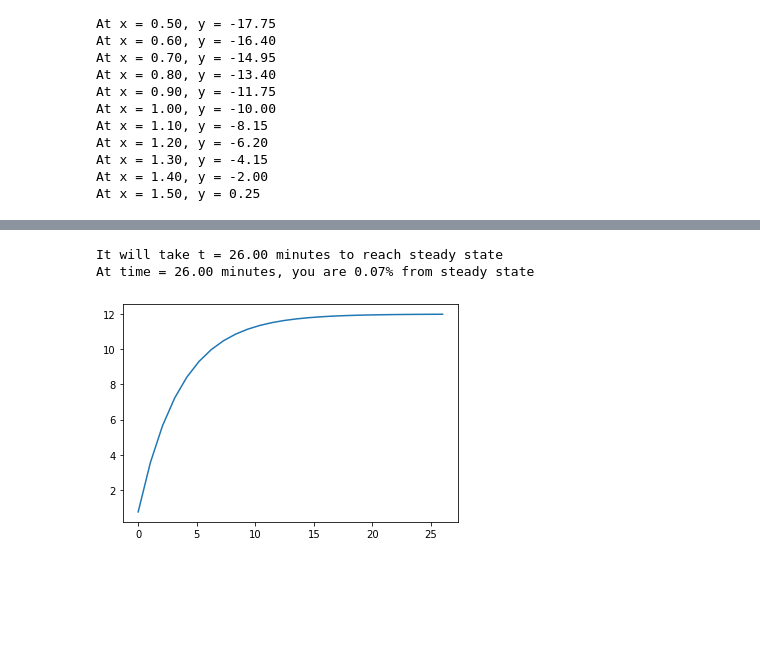
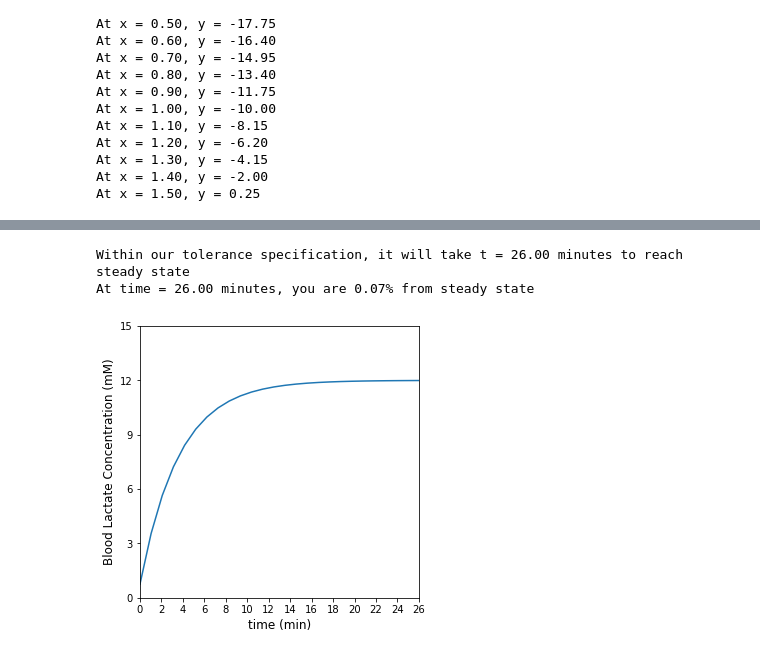
Before and after one commit to jqbond/CEN587, a Jupyter notebook: _build/jupyter_execute/Supplements/Module 06 - While Loops.ipynb, the cells around one changed output, grey strips where cells are left out. Saved outputs shown, nothing was run; the diff lists cells and outputs as text; code cells hidden in the pictures; blank space fills up the shorter version.

```diff
--- a/_build/jupyter_execute/Supplements/Module 06 - While Loops.ipynb
+++ b/_build/jupyter_execute/Supplements/Module 06 - While Loops.ipynb
@@ -232,22 +238,31 @@ We can use a while loop to determine how long it takes for you to reach peak, st
 # %%
 LSS     = 12    #mM
 L0      = 0.75  #mM
 k       = 0.286 #1/min
 Lactate = []
 Tol     = 100
 t       = 0 #min
 step    = 1 #min
 
 while Tol > 0.01:
     Lactate.append(LSS + (L0 - LSS)*np.exp(-k*t))
     Tol = abs(Lactate[-1] - LSS)
     t += step
 
-print(f'It will take t = {t:0.2f} minutes to reach steady state')
+print(f'Within our tolerance specification, it will take t = {t:0.2f} minutes to reach steady state')
+print(f'At time = {t:4.2f} minutes, you are {(LSS - Lactate[-1])/LSS*100:4.2f}% from steady state')
+
 tset  = np.linspace(0, t, len(Lactate))
+plt.figure(figsize = (5, 5))
 plt.plot(tset,Lactate)
-print(f'At time = {t:4.2f} minutes, you are {(LSS - Lactate[-1])/LSS*100:4.2f}% from steady state')
+plt.xlim(0, max(tset))
+plt.xticks(np.arange(0, max(tset)+1, 2))
+plt.ylim(0, 15)
+plt.yticks(np.arange(0, 16, 3))
+plt.xlabel('time (min)', fontsize = 12)
+plt.ylabel('Blood Lactate Concentration (mM)', fontsize = 12)
+plt.show()
 # %% [output]
-It will take t = 26.00 minutes to reach steady state
+Within our tolerance specification, it will take t = 26.00 minutes to reach steady state
 At time = 26.00 minutes, you are 0.07% from steady state
-[figure, old version]
+[figure, new version]
```
Also changed, not shown: parts of 6 cells of this notebook, 42 other files.
